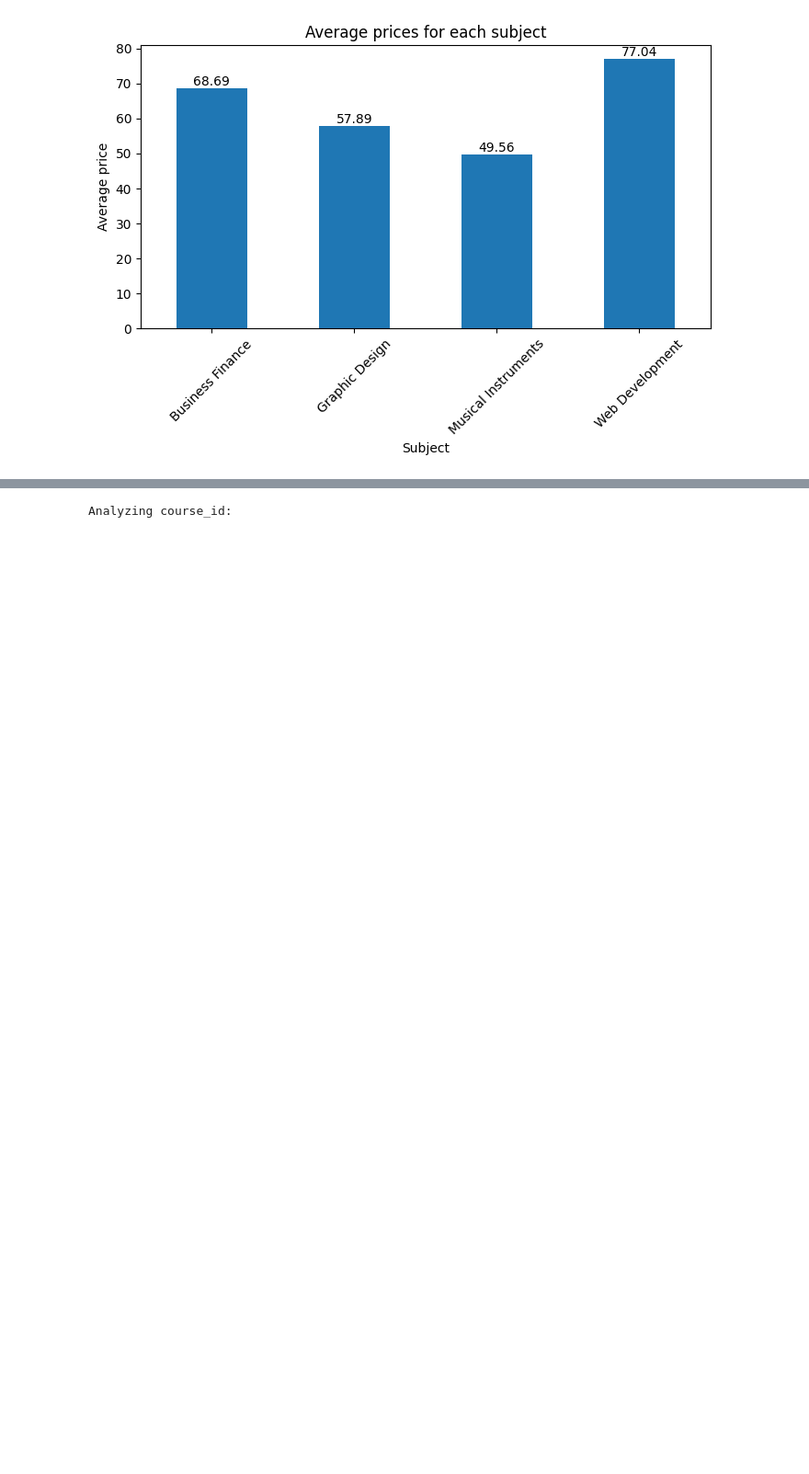
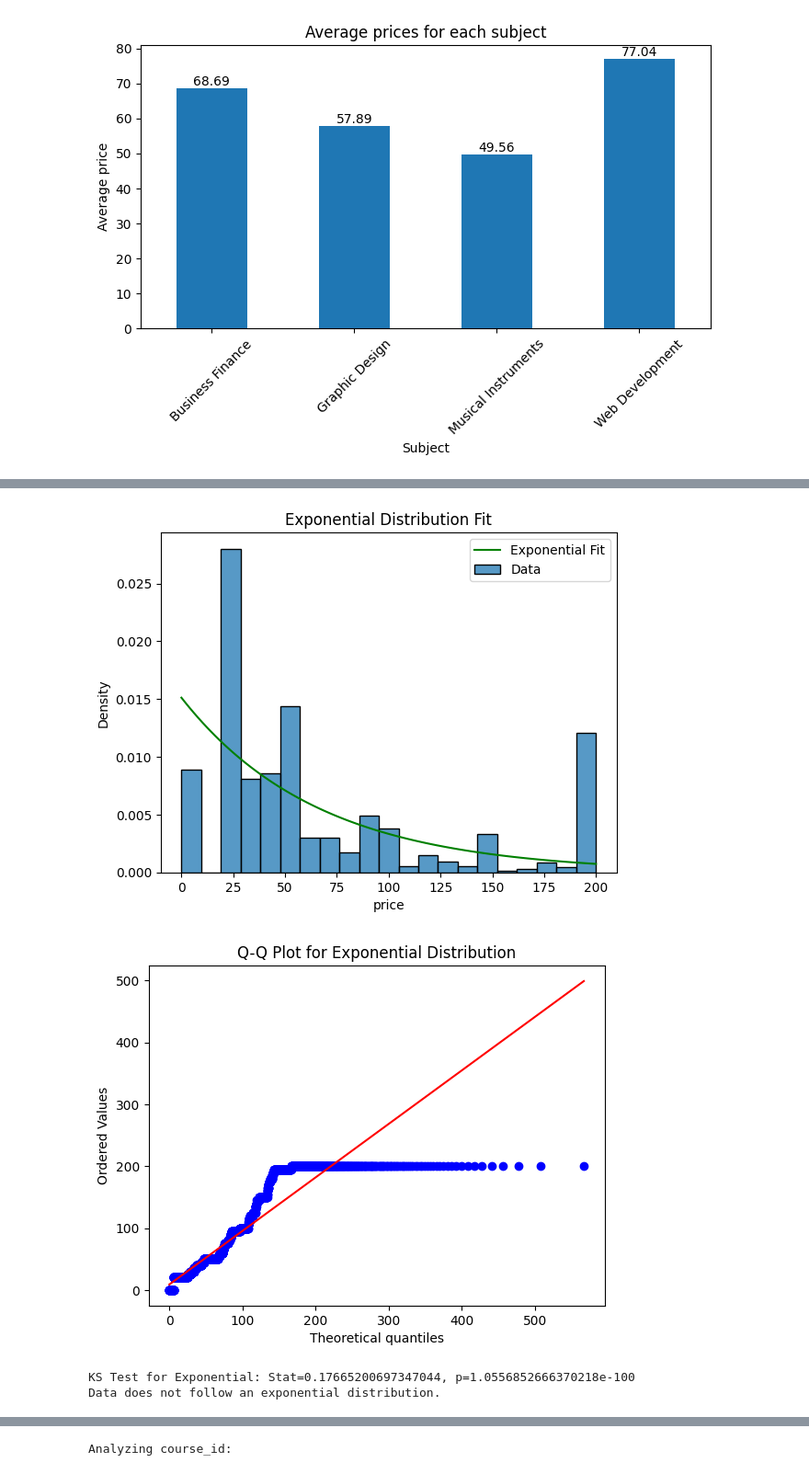
Before and after one commit to TeodoraVuta/e-learning-udemy, a Jupyter notebook: data.ipynb, the cells around one changed output, grey strips where cells are left out. Shown at 92% size. Saved outputs shown, nothing was run; the diff lists cells and outputs as text; code cells hidden in the pictures; blank space fills up the shorter version.

```diff
--- a/data.ipynb
+++ b/data.ipynb
@@ -294,0 +372,24 @@ plt.show()
+# %%
+params = stats.expon.fit(prices)
+sns.histplot(prices, kde=False, stat='density', label='Data')
+plt.plot(x, stats.expon.pdf(x, *params), label='Exponential Fit', color='green')
+plt.title('Exponential Distribution Fit')
+plt.legend()
+plt.show()
+
+stats.probplot(prices, dist="expon", sparams=params, plot=plt)
+plt.title('Q-Q Plot for Exponential Distribution')
+plt.show()
+
+# Kolmogorov-Smirnov Test
+stat, p = stats.kstest(prices, 'expon', args=params)
+print(f'KS Test for Exponential: Stat={stat}, p={p}')
+if p > 0.05:
+    print("Data follows an exponential distribution.")
+else:
+    print("Data does not follow an exponential distribution.")
+# %% [output]
+[figure, added]
+[figure, added]
+KS Test for Exponential: Stat=0.17665200697347044, p=1.0556852666370218e-100
+Data does not follow an exponential distribution.
```
Also changed, not shown: parts of 40 cells of this notebook.
